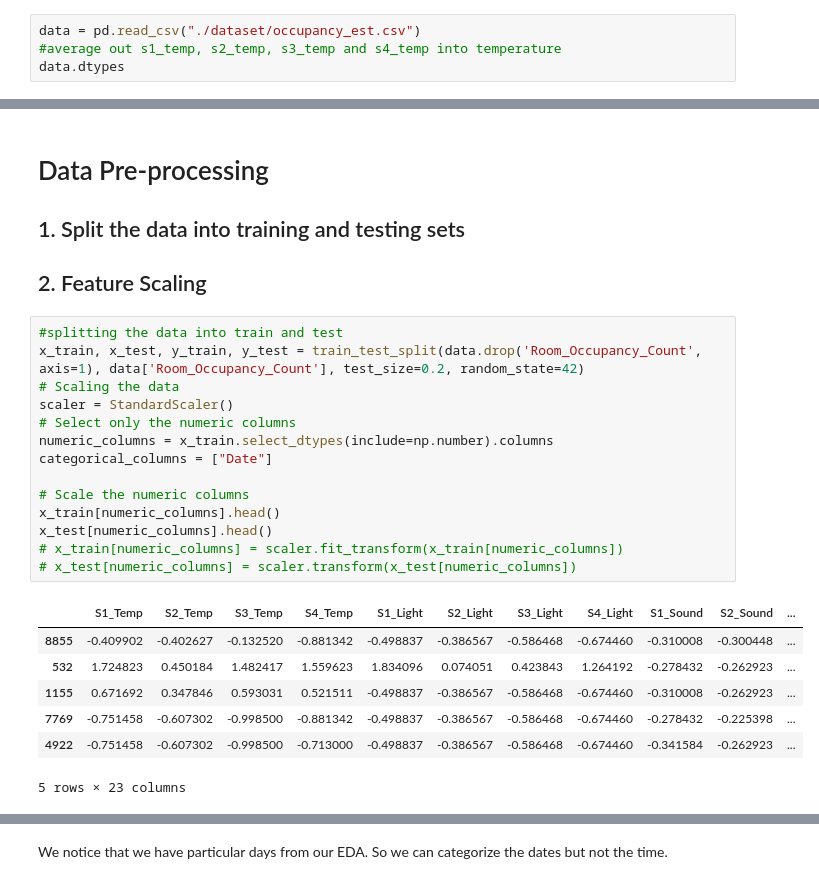
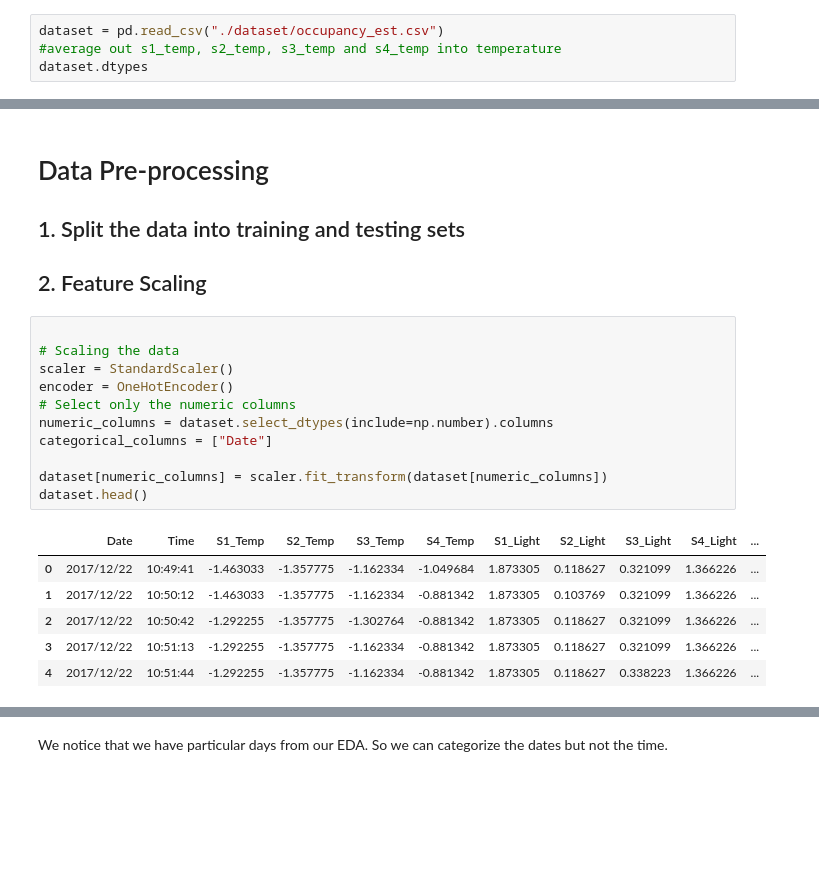
Before and after one commit to FayeKelmith/ML_class, a Jupyter notebook: schoo_project/workshop.ipynb, the cells around one changed output, grey strips where cells are left out. Drawn from its saved outputs; the diff is of its cells as text; blank space fills up the shorter version.

Commit message:
model trained

```diff
--- a/schoo_project/workshop.ipynb
+++ b/schoo_project/workshop.ipynb
@@ -8,7 +9,7 @@ from sklearn.preprocessing import StandardScaler, OneHotEncoder
 # %%
-data = pd.read_csv("./dataset/occupancy_est.csv")
+dataset = pd.read_csv("./dataset/occupancy_est.csv")
 #average out s1_temp, s2_temp, s3_temp and s4_temp into temperature
-data.dtypes
+dataset.dtypes
 # %% [output]
 Date                     object
 Time                     object
@@ -74,24 +75,20 @@ dtype: int64
 ## 1. Split the data into training and testing sets
 ## 2. Feature Scaling
 # %%
-#splitting the data into train and test
-x_train, x_test, y_train, y_test = train_test_split(data.drop('Room_Occupancy_Count', axis=1), data['Room_Occupancy_Count'], test_size=0.2, random_state=42)
+
 # Scaling the data
 scaler = StandardScaler()
+encoder = OneHotEncoder()
 # Select only the numeric columns
-numeric_columns = x_train.select_dtypes(include=np.number).columns
+numeric_columns = dataset.select_dtypes(include=np.number).columns
 categorical_columns = ["Date"]
 
-# Scale the numeric columns
-x_train[numeric_columns].head()
-x_test[numeric_columns].head()
-# x_train[numeric_columns] = scaler.fit_transform(x_train[numeric_columns])
-# x_test[numeric_columns] = scaler.transform(x_test[numeric_columns])
+dataset[numeric_columns] = scaler.fit_transform(dataset[numeric_columns])
+dataset.head()
 # %% [output]
-|  | S1_Temp | S2_Temp | S3_Temp | S4_Temp | S1_Light | S2_Light | S3_Light | S4_Light | S1_Sound | S2_Sound | ... |
-| 8855 | -0.409902 | -0.402627 | -0.132520 | -0.881342 | -0.498837 | -0.386567 | -0.586468 | -0.674460 | -0.310008 | -0.300448 | ... |
-| 532 | 1.724823 | 0.450184 | 1.482417 | 1.559623 | 1.834096 | 0.074051 | 0.423843 | 1.264192 | -0.278432 | -0.262923 | ... |
-| 1155 | 0.671692 | 0.347846 | 0.593031 | 0.521511 | -0.498837 | -0.386567 | -0.586468 | -0.674460 | -0.310008 | -0.262923 | ... |
-| 7769 | -0.751458 | -0.607302 | -0.998500 | -0.881342 | -0.498837 | -0.386567 | -0.586468 | -0.674460 | -0.278432 | -0.225398 | ... |
-| 4922 | -0.751458 | -0.607302 | -0.998500 | -0.713000 | -0.498837 | -0.386567 | -0.586468 | -0.674460 | -0.341584 | -0.262923 | ... |
+|  | Date | Time | S1_Temp | S2_Temp | S3_Temp | S4_Temp | S1_Light | S2_Light | S3_Light | S4_Light | ... |
+| 0 | 2017/12/22 | 10:49:41 | -1.463033 | -1.357775 | -1.162334 | -1.049684 | 1.873305 | 0.118627 | 0.321099 | 1.366226 | ... |
+| 1 | 2017/12/22 | 10:50:12 | -1.463033 | -1.357775 | -1.162334 | -0.881342 | 1.873305 | 0.103769 | 0.321099 | 1.366226 | ... |
+| 2 | 2017/12/22 | 10:50:42 | -1.292255 | -1.357775 | -1.302764 | -0.881342 | 1.873305 | 0.118627 | 0.321099 | 1.366226 | ... |
+| 3 | 2017/12/22 | 10:51:13 | -1.292255 | -1.357775 | -1.162334 | -0.881342 | 1.873305 | 0.118627 | 0.321099 | 1.366226 | ... |
+| 4 | 2017/12/22 | 10:51:44 | -1.292255 | -1.357775 | -1.162334 | -0.881342 | 1.873305 | 0.118627 | 0.338223 | 1.366226 | ... |
-5 rows × 23 columns
```
Also changed, not shown: parts of 21 cells of this notebook.
